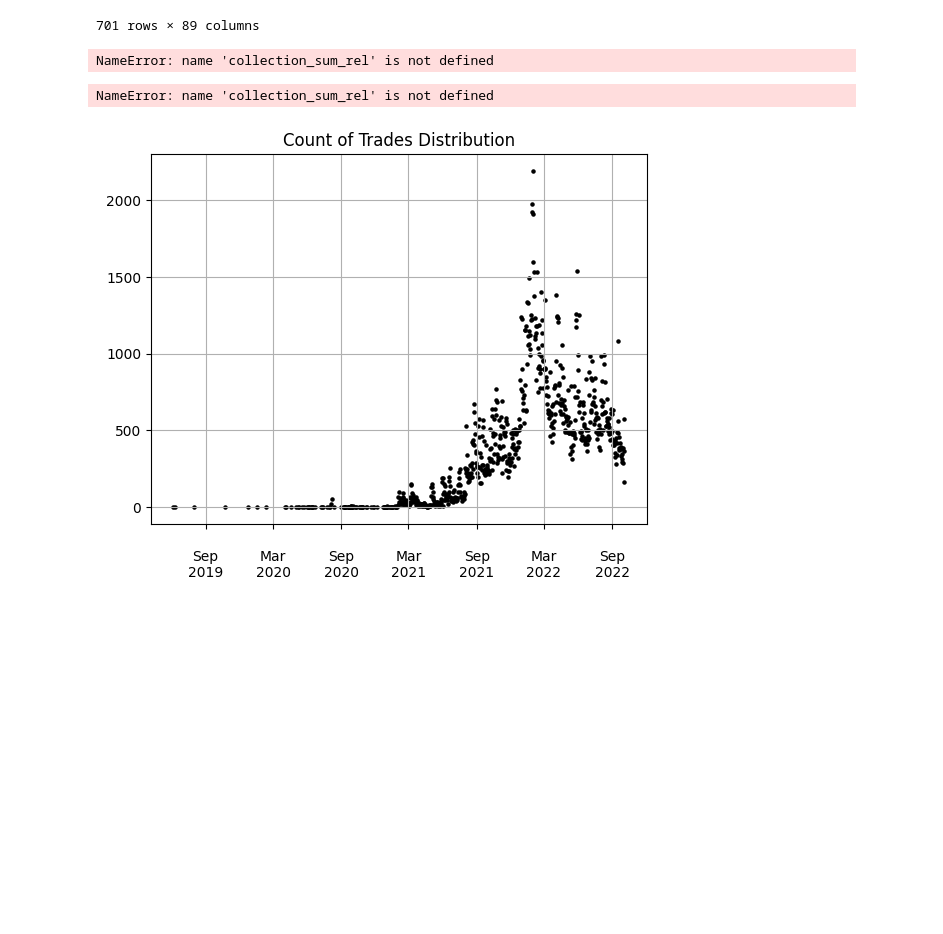
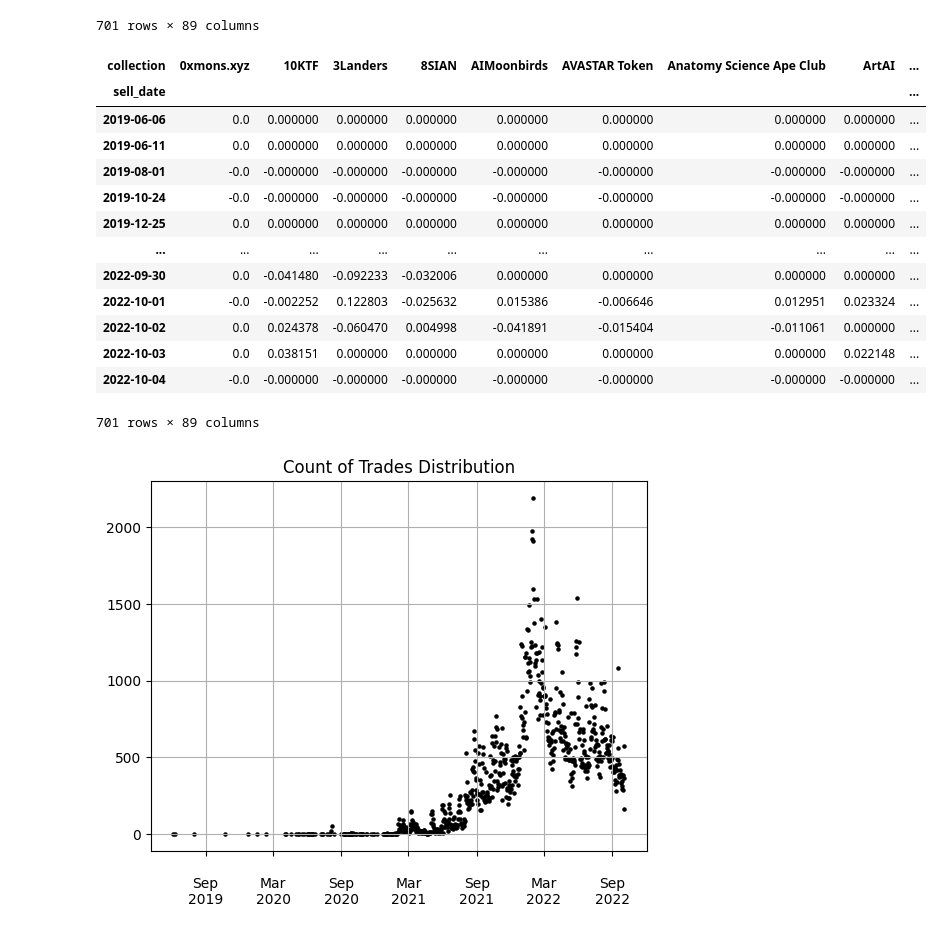
Before and after one commit to vfcapital/bachelor-thesis, a Jupyter notebook: bachelorthesis/notebooks/trade_analysis.ipynb, the cells around one changed output. Drawn from its saved outputs; the diff is of its cells as text; code cells hidden in the pictures; blank space fills up the shorter version.

```diff
--- a/bachelorthesis/notebooks/trade_analysis.ipynb
+++ b/bachelorthesis/notebooks/trade_analysis.ipynb
@@ -132,15 +132,29 @@ collection_sum_rel = (
         columns="collection", index="sell_date", values="profit_usd", aggfunc="sum"
     )
     .fillna(0)
-).div(collection_sum_rel.sum(axis=1), axis=0)
+)
+collection_sum_rel = collection_sum_rel.div(collection_sum_rel.sum(axis=1), axis=0)
-# %% [output]
-NameError: name 'collection_sum_rel' is not defined
+# %%
+collection_sum_rel
+# %% [output]
+| collection | 0xmons.xyz | 10KTF | 3Landers | 8SIAN | AIMoonbirds | AVASTAR Token | Anatomy Science Ape Club | ArtAI | ... |
+| sell_date |  |  |  |  |  |  |  |  | ... |
+| 2019-06-06 | 0.0 | 0.000000 | 0.000000 | 0.000000 | 0.000000 | 0.000000 | 0.000000 | 0.000000 | ... |
+| 2019-06-11 | 0.0 | 0.000000 | 0.000000 | 0.000000 | 0.000000 | 0.000000 | 0.000000 | 0.000000 | ... |
+| 2019-08-01 | -0.0 | -0.000000 | -0.000000 | -0.000000 | -0.000000 | -0.000000 | -0.000000 | -0.000000 | ... |
+| 2019-10-24 | -0.0 | -0.000000 | -0.000000 | -0.000000 | -0.000000 | -0.000000 | -0.000000 | -0.000000 | ... |
+| 2019-12-25 | 0.0 | 0.000000 | 0.000000 | 0.000000 | 0.000000 | 0.000000 | 0.000000 | 0.000000 | ... |
+| ... | ... | ... | ... | ... | ... | ... | ... | ... | ... |
+| 2022-09-30 | 0.0 | -0.041480 | -0.092233 | -0.032006 | 0.000000 | 0.000000 | 0.000000 | 0.000000 | ... |
+| 2022-10-01 | -0.0 | -0.002252 | 0.122803 | -0.025632 | 0.015386 | -0.006646 | 0.012951 | 0.023324 | ... |
+| 2022-10-02 | 0.0 | 0.024378 | -0.060470 | 0.004998 | -0.041891 | -0.015404 | -0.011061 | 0.000000 | ... |
+| 2022-10-03 | 0.0 | 0.038151 | 0.000000 | 0.000000 | 0.000000 | 0.000000 | 0.000000 | 0.022148 | ... |
+| 2022-10-04 | -0.0 | -0.000000 | -0.000000 | -0.000000 | -0.000000 | -0.000000 | -0.000000 | -0.000000 | ... |
+701 rows × 89 columns
 # %%
 df = (
     (collection_sum_rel * collection_sum).dropna().loc[:, "Total"]
 ) = collection_sum.sum(axis=1)
-# %% [output]
-NameError: name 'collection_sum_rel' is not defined
 # %%
 nft_trades_outlier_reduced["sell_date"] = pd.to_datetime(nft_trades_outlier_reduced["sell_date"])
 
```
Also changed, not shown: parts of 4 cells of this notebook.
